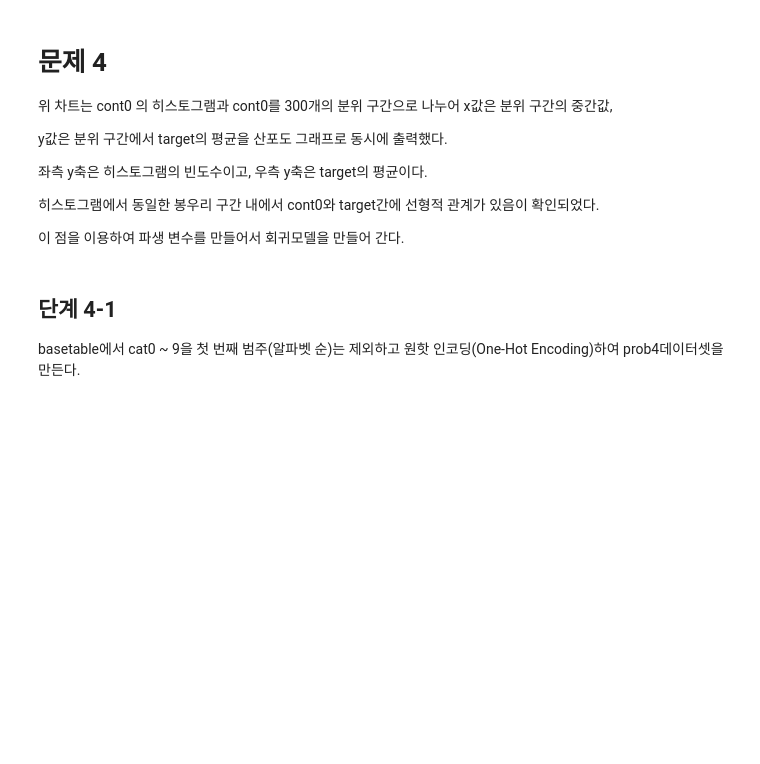
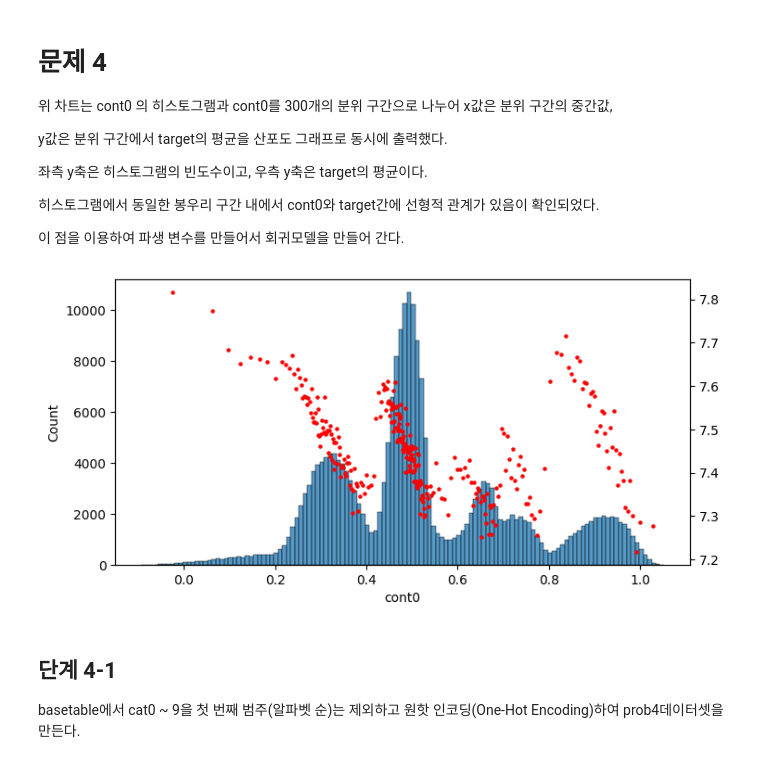
Before and after one commit to sunkusun9/DS_lv3_2304, a Jupyter notebook: sec_ds_lv3_prob2_by_sun9sun9_v1.1_prob.ipynb, the cells around one changed output. Saved outputs shown, nothing was run; the diff lists cells and outputs as text; code cells hidden in the pictures; blank space fills up the shorter version.

```diff
--- a/sec_ds_lv3_prob2_by_sun9sun9_v1.1_prob.ipynb
+++ b/sec_ds_lv3_prob2_by_sun9sun9_v1.1_prob.ipynb
@@ -552,6 +642,17 @@ y값은 분위 구간에서 target의 평균을 산포도 그래프로 동시에
 히스토그램에서 동일한 봉우리 구간 내에서 cont0와 target간에 선형적 관계가 있음이 확인되었다.
 
 이 점을 이용하여 파생 변수를 만들어서 회귀모델을 만들어 간다.
+# %%
+# 문제에 제공된 그래프
+plt.figure(figsize=(8, 4))
+col = 'cont0'
+tmp = df_basetable.groupby(pd.qcut(df_train[col], q=300))[['target']].mean()
+sns.histplot(df_train[col])
+plt.gca().twinx().scatter((tmp.index.categories.left + tmp.index.categories.right) / 2,
+                          tmp['target'], c='r', s=5)
+plt.show()
+# %% [output]
+[figure, added]
 # %% [markdown]
 ## 단계 4-1
 
```
Also changed, not shown: parts of 54 cells of this notebook.
